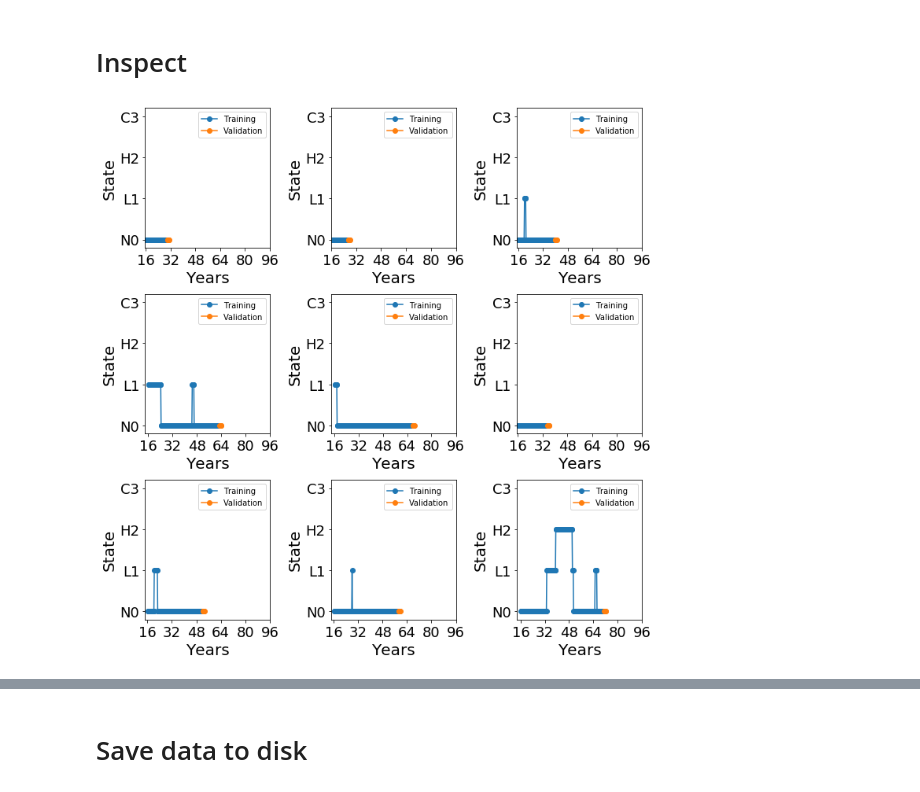
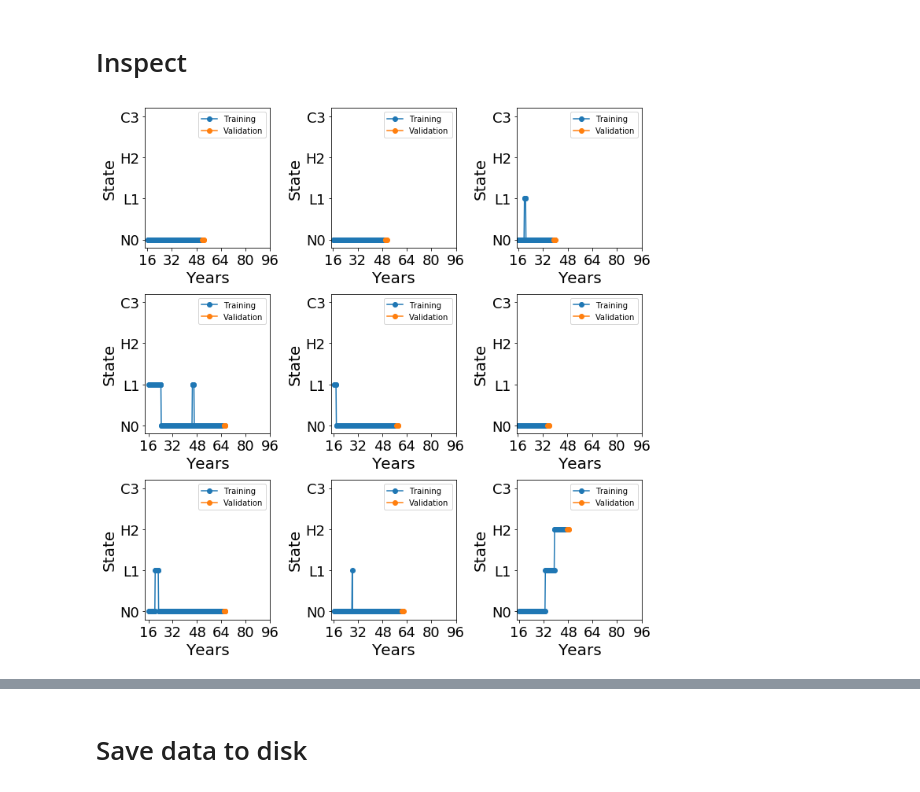
Before and after one commit to gsel9/delta-score, a Jupyter notebook: notebooks/produce_hmm.ipynb, the cells around one changed output, grey strips where cells are left out. Saved outputs shown, nothing was run; the diff lists cells and outputs as text; code cells hidden in the pictures.

```diff
--- a/notebooks/produce_hmm.ipynb
+++ b/notebooks/produce_hmm.ipynb
@@ -25,9 +30,9 @@ PATH_TO_DROPOUT = '/Users/sela/phd/data/real/Pdropout_2Krandom.npy'
 # %% [markdown]
 ## Synthesize profiles
 # %%
-# NB: `n_timepoints` must be defined equally in utils.py
+# NB: `n_timepoints` must be defined equally in utils.py (see src directory).
 n_timepoints = 321
-n_samples = 100
+n_samples = 10
 
 np.random.seed(SEED)
 
@@ -75,7 +80,7 @@ X = D * M
 # %%
 prediction_window = 4
 
-O_train, O_val = train_val_split(X, prediction_window, method='last_observed', seed=SEED)
+O_val, O_train = train_val_split(X, prediction_window, method='last_observed', seed=SEED)
 
 X_val = X * O_val
 X_train = X * O_train
@@ -84,13 +89,13 @@ X_train = X * O_train
 # %%
 _, axes = plt.subplots(nrows=3, ncols=3, figsize=(10, 10))
 for num, axis in enumerate(axes.ravel()):
 
     # Add plot to figure.
-    plot_profile(X_val[num], axis, show=False, label='Training')
-    plot_profile(X_train[num], axis, show=False, label='Validation')
+    plot_profile(X_train[num], axis, show=False, label='Training')
+    plot_profile(X_val[num], axis, show=False, label='Validation')
 
     axis.legend()
 # %% [output]
-[figure, old version]
+[figure, new version]
 # %%
 fig = plt.figure(figsize=(8, 8))
```
Also changed, not shown: parts of 3 cells of this notebook, 5 other files.
